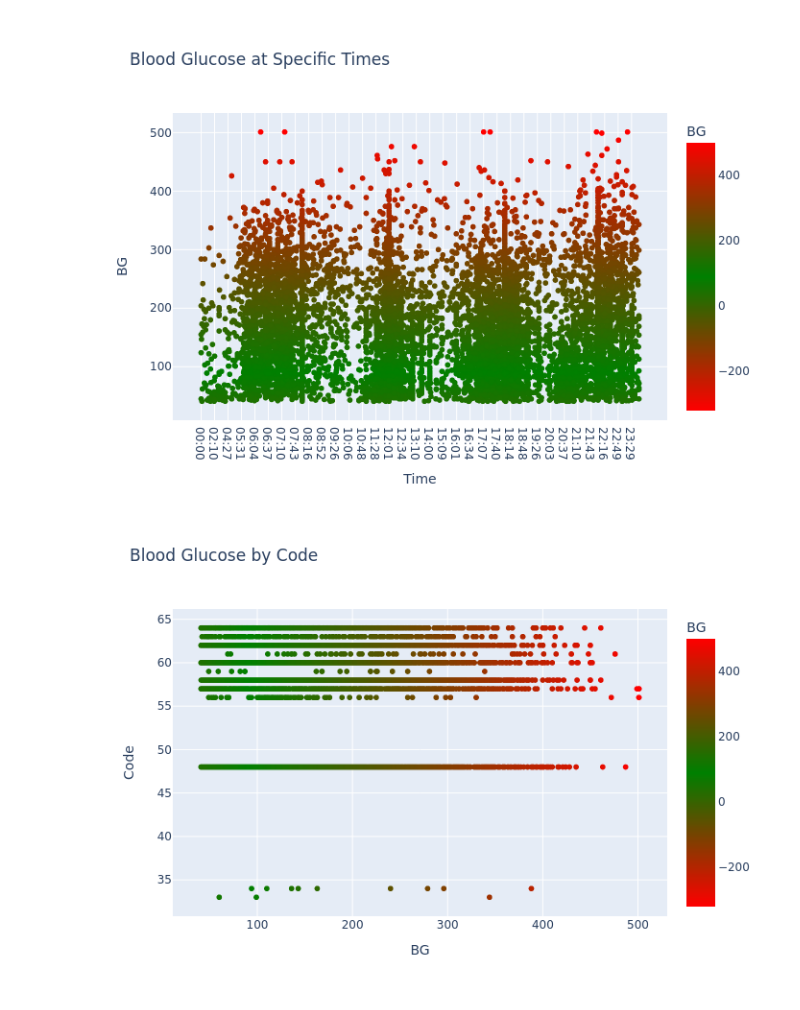
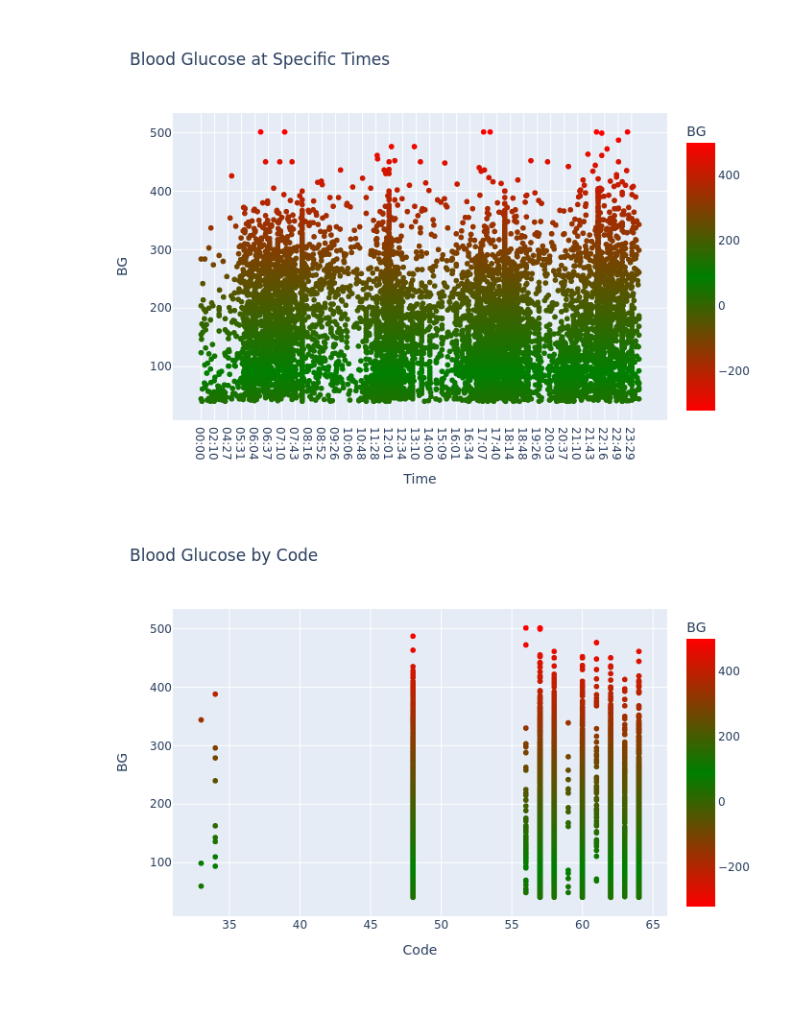
Before and after one commit to blbergo/diabetes-analysis, a Jupyter notebook: model.ipynb, the cells around one changed output. Cells and saved outputs as stored; diff of their text form; code cells hidden in the pictures.

```diff
--- a/model.ipynb
+++ b/model.ipynb
@@ -147,7 +148,7 @@ fig.show("png")
 # %% [output]
 [figure]
 # %%
-fig = px.scatter(df, x='BG', y='Code', title='Blood Glucose by Code', color='BG', color_continuous_scale=[(0, "red"), (0.5,"green"), (1.0,"red")], color_continuous_midpoint=90)
+fig = px.scatter(df, x='Code', y='BG', title='Blood Glucose by Code', color='BG', color_continuous_scale=[(0, "red"), (0.5,"green"), (1.0,"red")], color_continuous_midpoint=90)
 fig.show("png")
 # %% [output]
-[figure, old version]
+[figure, new version]
```
Also changed, not shown: parts of 6 cells of this notebook.
